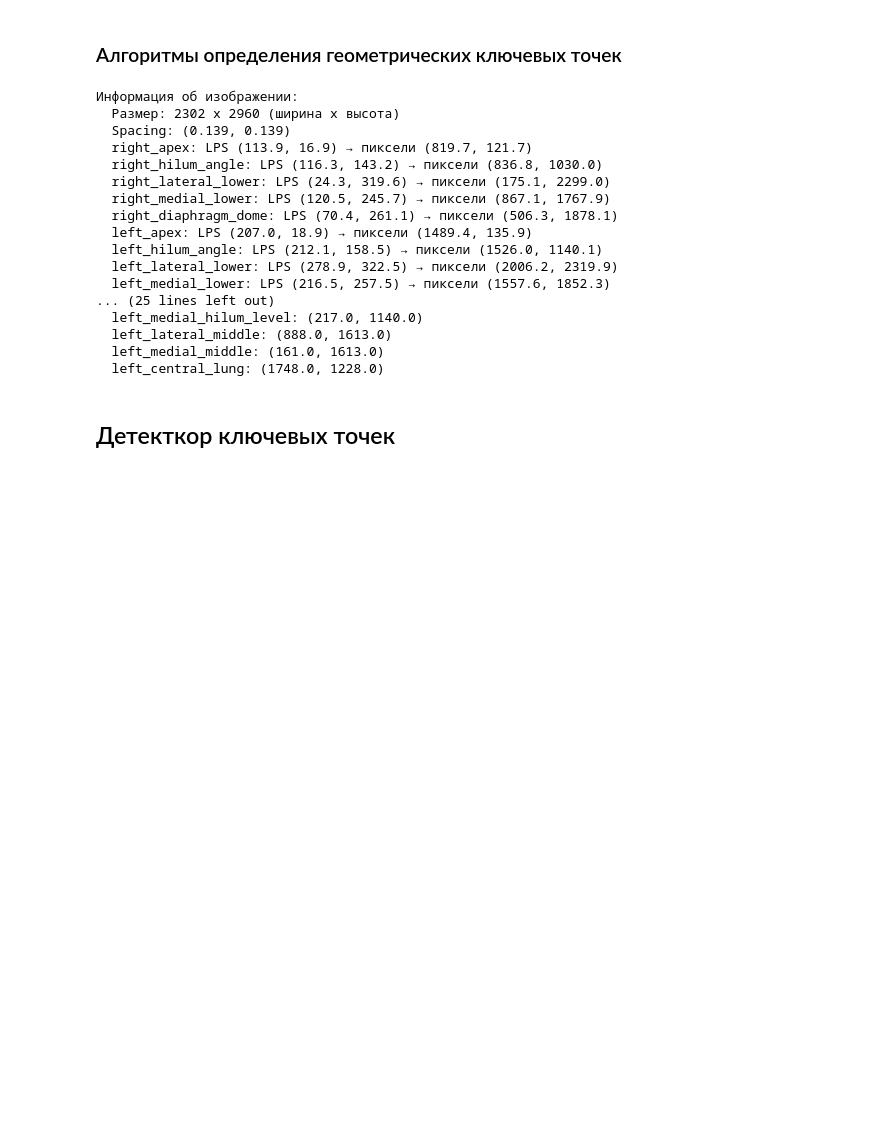
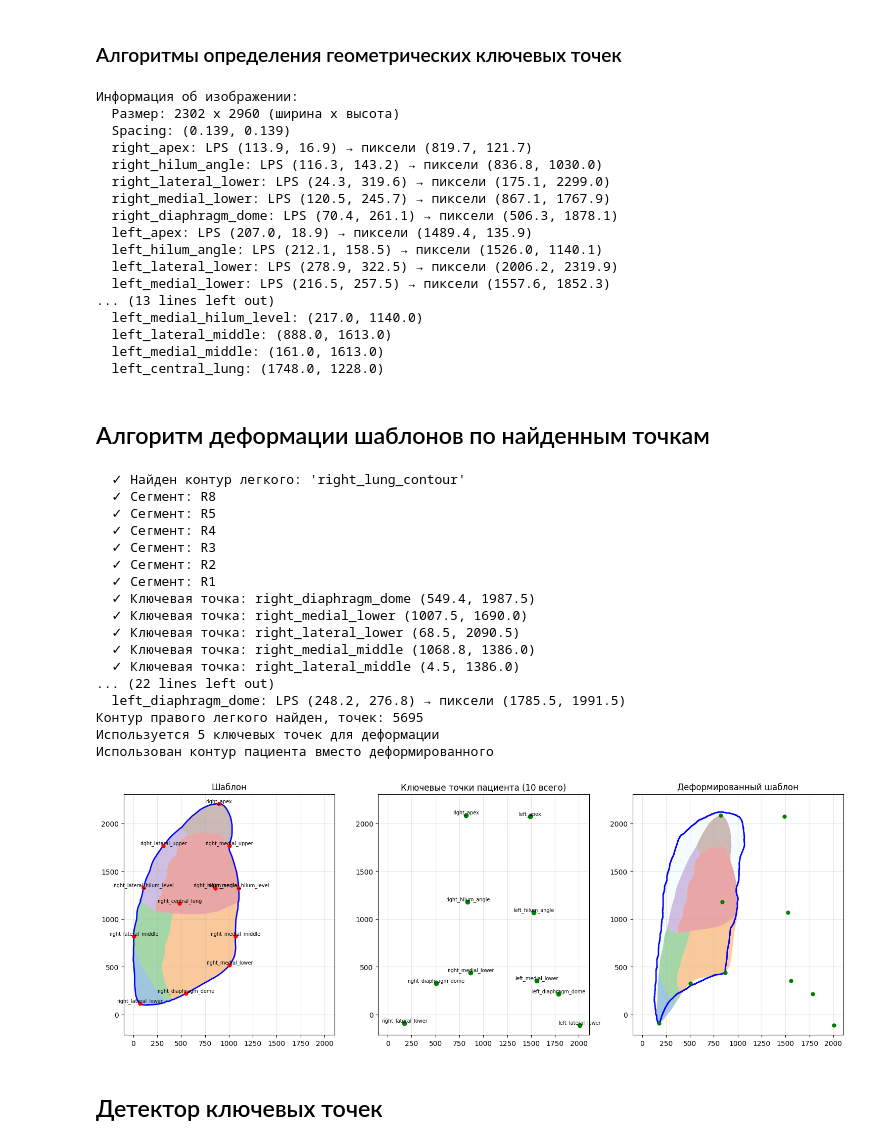
Before and after one commit to TTankrat/MegaAIBasedSystem, a Jupyter notebook: P3_Nurakhunov_2.ipynb, the cells around one changed output. Cells and saved outputs as stored; diff of their text form; code cells hidden in the pictures; blank space fills up the shorter version.

Commit message:
тестово сделал функции деформации и вывода результата, убрал инвертирование оси y при загрузке шаблона

```diff
--- a/P3_Nurakhunov_2.ipynb
+++ b/P3_Nurakhunov_2.ipynb
@@ -763,7 +733,6 @@ def get_point_on_contour_at_y(contour, y_level):
 
     # Находим все точки контура на заданном уровне Y
     y_int = round(y_level)
-    print(f"  Ищем Y={y_int} (y_level={y_level:.1f})")
 
     points_at_y = []
     for point in contour:
@@ -771,12 +740,12 @@ def get_point_on_contour_at_y(contour, y_level):
         if y == y_int:
             points_at_y.append((x, y))
 
-    print(f"  Найдено точек с Y={y_int}: {len(points_at_y)}")
-
     if not points_at_y:
         # Выведем все уникальные Y в контуре для отладки
         unique_ys = sorted(set(p[0][1] for p in contour))
-        print(f"  Доступные Y в контуре: {unique_ys}")  # первые 20
+        print(
+            f"  Не найдены точки на уровне {y_int}\nДоступные Y в контуре: {unique_ys}"
+        )
         return None, None
 
     # Находим крайние точки
@@ -944,7 +913,6 @@ mask = np.array(mask_img)
 points_pixel = convert_to_pixel_coordinates(
     points_lps,
     "./part1/data/X-chest-dataset/x-chest/masks_PA_fullsize/seg_17123.png",
-    spacing=(0.139, 0.139),
 )
 
 # 4. Рассчитываем геометрические точки
@@ -969,8 +937,10 @@ for name, coords in geom_points.items():
   left_hilum_angle: LPS (212.1, 158.5) → пиксели (1526.0, 1140.1)
   left_lateral_lower: LPS (278.9, 322.5) → пиксели (2006.2, 2319.9)
   left_medial_lower: LPS (216.5, 257.5) → пиксели (1557.6, 1852.3)
-... (25 lines left out)
+... (13 lines left out)
   left_medial_hilum_level: (217.0, 1140.0)
   left_lateral_middle: (888.0, 1613.0)
   left_medial_middle: (161.0, 1613.0)
   left_central_lung: (1748.0, 1228.0)
+# %% [markdown]
+## Алгоритм деформации шаблонов по найденным точкам
@@ -977,2 +1191,59 @@ for name, coords in geom_points.items():
+# %%
+# 1. Загружаем шаблон
+template = load_template_from_svg("right_lung_pa.svg")
+
+# 2. Загружаем ключевые точки пациента
+points_lps = load_points_from_json(
+    "./part1/data/X-chest-dataset/x-chest/test_key_points_PA_fullsize/key_points_17123_PA.mrk.json"
+)
+points_pixel = convert_to_pixel_coordinates(
+    points_lps, "./part1/data/X-chest-dataset/x-chest/masks_PA_fullsize/seg_17123.png"
+)
+
+# 3. Загружаем маску пациента (для контура)
+mask_img = Image.open(
+    "./part1/data/X-chest-dataset/x-chest/masks_PA_fullsize/seg_17123.png"
+)
+mask = np.array(mask_img)
+contours = get_lung_contours(mask, mod="PA")
+
+patient_lung_contour = None
+if contours is not None and contours.get("left") is not None:
+    # Проверяем, что контур существует и не пустой
+    right_contour = contours["left"]
+    if right_contour is not None and len(right_contour) > 0:
+        patient_lung_contour = right_contour.reshape(-1, 2)
+        print(f"Контур правого легкого найден, точек: {len(patient_lung_contour)}")
+    else:
+        print("Контур правого легкого пуст")
+else:
+    print("Контуры не найдены или нет правого легкого")
+
+# 4. Деформируем шаблон
+deformed = deform_template(
+    template, points_pixel, patient_lung_contour=patient_lung_contour
+)
+
+# 5. Визуализируем
+visualize_deformation(template, deformed, points_pixel)
+# %% [output]
+  ✓ Найден контур легкого: 'right_lung_contour'
+  ✓ Сегмент: R8
+  ✓ Сегмент: R5
+  ✓ Сегмент: R4
+  ✓ Сегмент: R3
+  ✓ Сегмент: R2
+  ✓ Сегмент: R1
+  ✓ Ключевая точка: right_diaphragm_dome (549.4, 1987.5)
+  ✓ Ключевая точка: right_medial_lower (1007.5, 1690.0)
+  ✓ Ключевая точка: right_lateral_lower (68.5, 2090.5)
+  ✓ Ключевая точка: right_medial_middle (1068.8, 1386.0)
+  ✓ Ключевая точка: right_lateral_middle (4.5, 1386.0)
+... (22 lines left out)
+  left_diaphragm_dome: LPS (248.2, 276.8) → пиксели (1785.5, 1991.5)
+Контур правого легкого найден, точек: 5695
+Используется 5 ключевых точек для деформации
+Использован контур пациента вместо деформированного
+[figure, added]
 # %% [markdown]
-## Детекткор ключевых точек
+## Детектор ключевых точек
```
Also changed, not shown: parts of 9 cells of this notebook.
